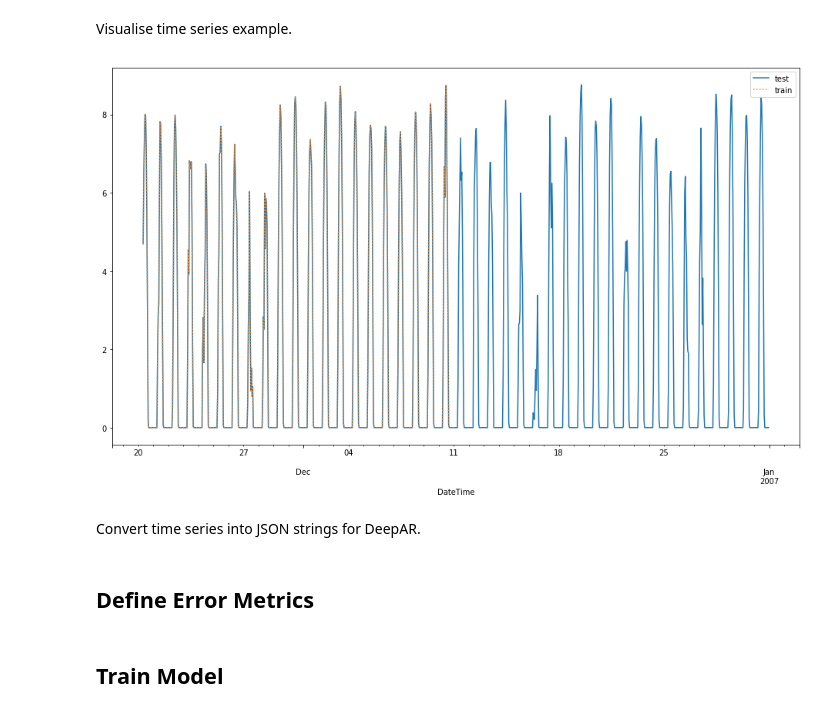
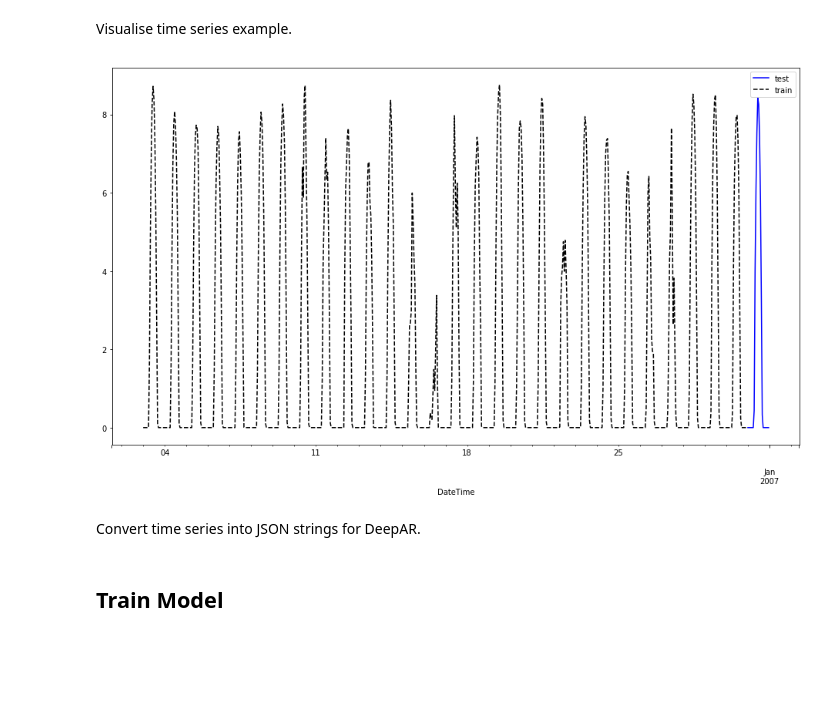
Before and after one commit to AidanCooper/forecasting, a Jupyter notebook: DeepAR/california-solar-power.ipynb, the cells around one changed output. Saved outputs shown, nothing was run; the diff lists cells and outputs as text; code cells hidden in the pictures; blank space fills up the shorter version.

```diff
--- a/DeepAR/california-solar-power.ipynb
+++ b/DeepAR/california-solar-power.ipynb
@@ -21,0 +24,4 @@ from sagemaker import get_execution_role
+# %%
+df = pd.read_csv('../datasets/california-solar-power.csv', parse_dates=[0], index_col='DateTime')
+print(df.shape)
+df.head()
@@ -22,3 +41,10 @@ from sagemaker import get_execution_role
+# %%
+dataset_name = 'California Solar Power'
+dataset_abbr = 'CSP'
+model_name = 'DeepAR'
+context_length = 24*7*4 # Four weeks
+prediction_length = 24
+freq = pd.infer_freq(df.index)
 # %% [markdown]
 ## Configure S3 Storage and Container
 # %%
@@ -49,5 +83,0 @@ Specify the frequency of the data (hourly) and set the number of datapoints to p
-# %%
-freq = 'H'
-prediction_length = 500
-context_length = 500
-three_weeks = 24*7*3
@@ -56,7 +83,0 @@ three_weeks = 24*7*3
-# %%
-raw = pd.read_csv('../datasets/california-solar-power.csv', parse_dates=[0])
-df = raw.rename(columns={'LocalTime': 'DateTime'})
-df.set_index('DateTime', inplace=True)
-df = df.resample(freq).mean()
-print(df.shape)
-df.head()
@@ -84,12 +94,12 @@ for ts in df.columns:
 # %% [markdown]
 Visualise time series example.
 # %%
-time_series[0][-1000:].plot(label='test', figsize=(16, 9))
-time_series_training[0][-500:].plot(label='train', ls=':')
+time_series[0][-prediction_length:].plot(label='test', figsize=(16, 9), c='b')
+time_series_training[0][-context_length:].plot(label='train', c='k', linestyle='--')
 plt.legend()
 plt.show()
 # %% [output]
-[figure, old version]
+[figure, new version]
 # %% [markdown]
 Convert time series into JSON strings for DeepAR.
 # %%
@@ -114,5 +124,3 @@ with s3filesystem.open(s3_data_path + "/test/test.json", 'wb') as fp:
     for ts in time_series:
         fp.write(series_to_jsonline(ts).encode(encoding))
         fp.write('\n'.encode(encoding))
-# %% [markdown]
-## Define Error Metrics
```
Also changed, not shown: parts of 38 cells of this notebook, 5 other files.
